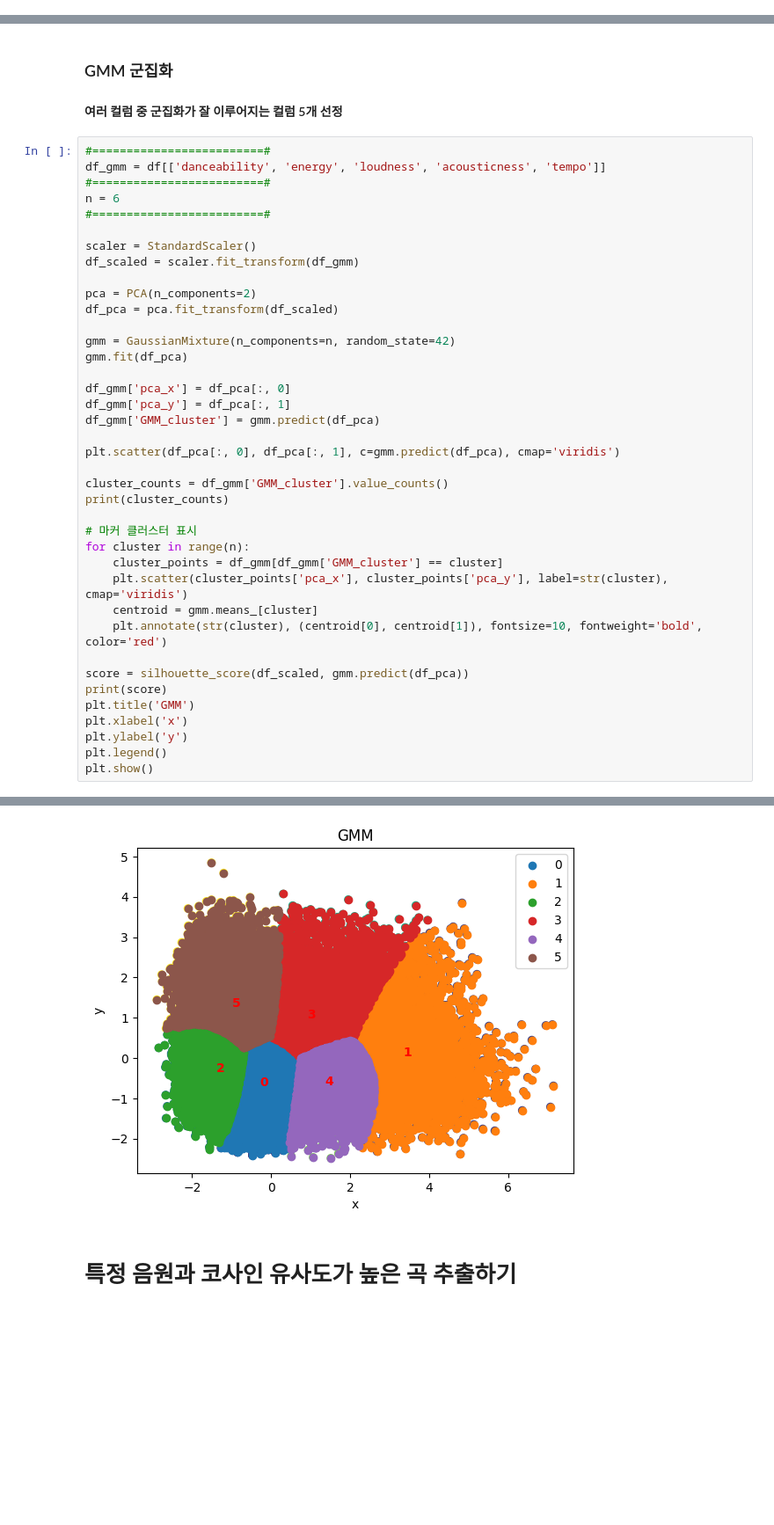
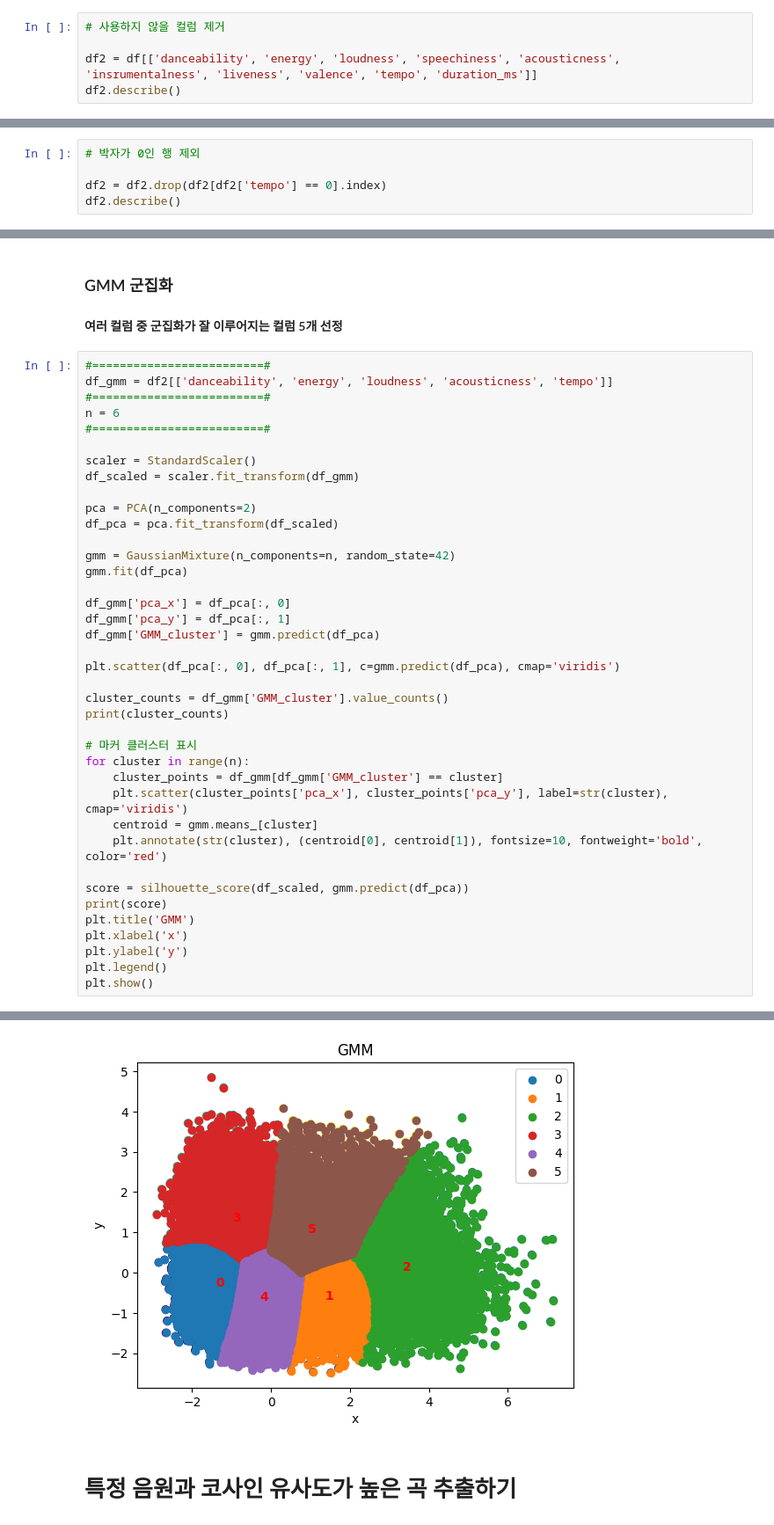
Before and after one commit to YOOHYUNJUNE/music_rec_GMM, a Jupyter notebook: code.ipynb, the cells around one changed output, grey strips where cells are left out. Shown at 88% size. Drawn from its saved outputs; the diff is of its cells as text; blank space fills up the shorter version.

```diff
--- a/code.ipynb
+++ b/code.ipynb
@@ -29,0 +42,5 @@ df
+# %%
+# 사용하지 않을 컬럼 제거
+
+df2 = df[['danceability', 'energy', 'loudness', 'speechiness', 'acousticness', 'insrumentalness', 'liveness', 'valence', 'tempo', 'duration_ms']]
+df2.describe()
@@ -29,0 +57,5 @@ df
+# %%
+# 박자가 0인 행 제외
+
+df2 = df2.drop(df2[df2['tempo'] == 0].index)
+df2.describe()
@@ -33,7 +75,7 @@ df
 #### 여러 컬럼 중 군집화가 잘 이루어지는 컬럼 5개 선정
 # %%
 #=========================#
-df_gmm = df[['danceability', 'energy', 'loudness', 'acousticness', 'tempo']]
+df_gmm = df2[['danceability', 'energy', 'loudness', 'acousticness', 'tempo']]
 #=========================#
 n = 6
 #=========================#
@@ -98,4 +139,4 @@ Name: count, dtype: int64
-[figure, old version]
+[figure, new version]
 # %% [markdown]
 # 특정 음원과 코사인 유사도가 높은 곡 추출하기
 # %%
```
Also changed, not shown: parts of 13 cells of this notebook.
